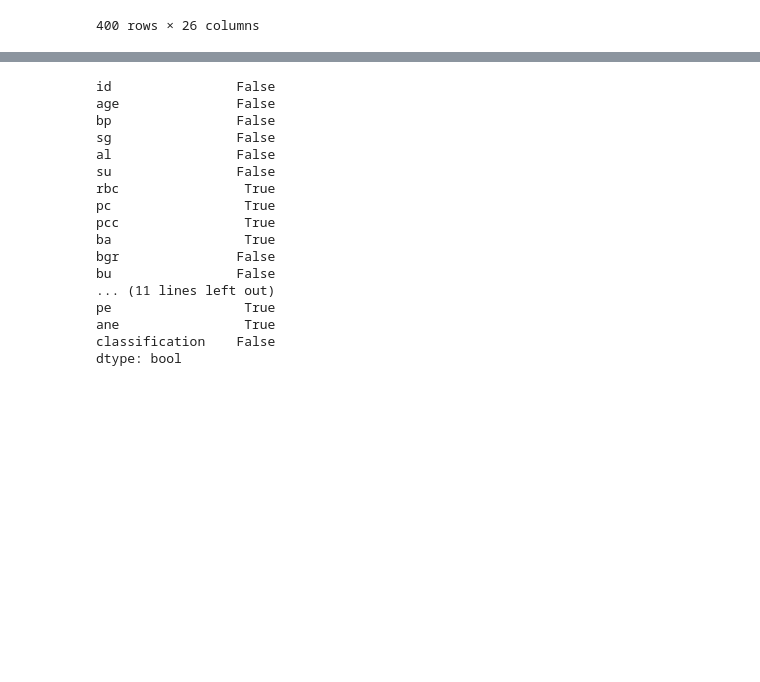
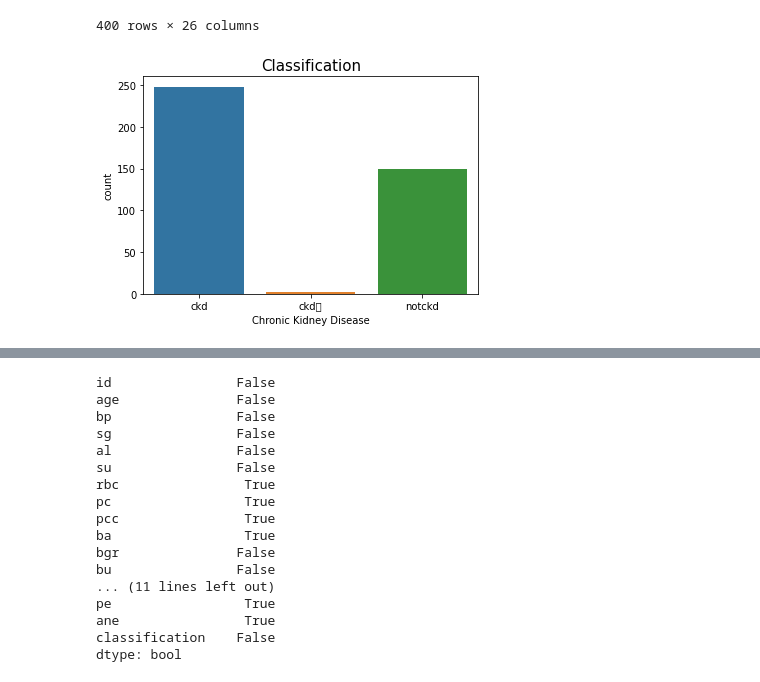
Before and after one commit to SmartPracticeschool/llSPS-INT-3674-Chronic-kidney-disease-analysis, a Jupyter notebook: Chronic Kidney Disease Analysis.ipynb, the cells around one changed output, grey strips where cells are left out. Cells and saved outputs as stored; diff of their text form; code cells hidden in the pictures; blank space fills up the shorter version.

```diff
--- a/Chronic Kidney Disease Analysis.ipynb
+++ b/Chronic Kidney Disease Analysis.ipynb
@@ -25,0 +29,7 @@ dataset
+# %%
+sns.countplot(dataset.classification)
+plt.xlabel('Chronic Kidney Disease')
+plt.title("Classification",fontsize=15)
+plt.show()
+# %% [output]
+[figure, added]
```
Also changed, not shown: parts of 39 cells of this notebook.
